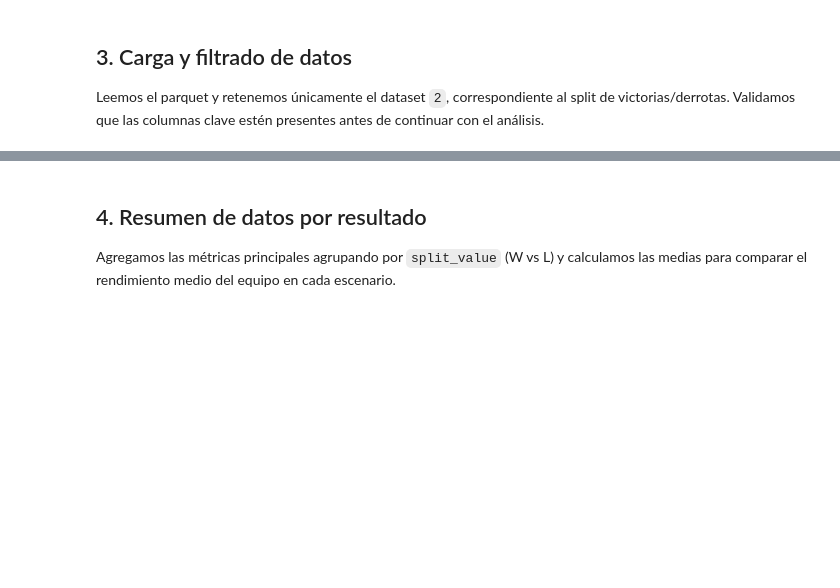
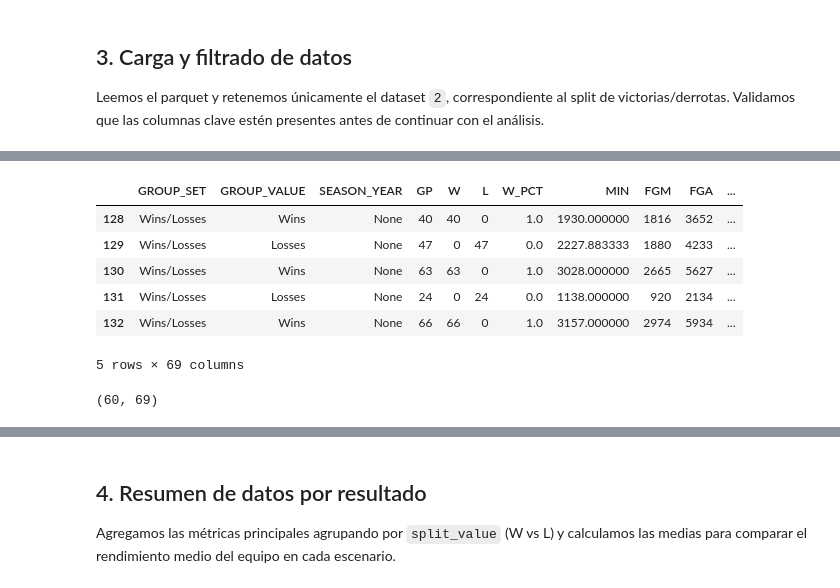
Before and after one commit to diazpablogon/BasketballAnalysis, a Jupyter notebook: 01_data_scrapping/01b_modelling/01a_teamdashboard/01a_generalsplits/01c_win_loss.ipynb, the cells around one changed output, grey strips where cells are left out. Saved outputs shown, nothing was run; the diff lists cells and outputs as text; code cells hidden in the pictures; blank space fills up the shorter version.

```diff
--- a/01_data_scrapping/01b_modelling/01a_teamdashboard/01a_generalsplits/01c_win_loss.ipynb
+++ b/01_data_scrapping/01b_modelling/01a_teamdashboard/01a_generalsplits/01c_win_loss.ipynb
@@ -41,7 +43,7 @@ Leemos el parquet y retenemos únicamente el dataset `2`, correspondiente al spl
 # %%
 df = pd.read_parquet(PARQUET_PATH)
 
-df_winloss = df.query("dataset == 2").copy()
+df_winloss = df.query("source_dataset == 2").copy()
 
 required_columns = [
     "GP", "W", "L", "W_PCT", "PTS", "FG_PCT", "FG3_PCT", "FT_PCT",
@@ -54,3 +56,4 @@ if missing_columns:
 print("Registros originales:", len(df))
 print("Registros Win/Loss:", len(df_winloss))
 df_winloss.head()
+# %% [output]
@@ -57,4 +62,13 @@ df_winloss.head()
+|  | GROUP_SET | GROUP_VALUE | SEASON_YEAR | GP | W | L | W_PCT | MIN | FGM | FGA | ... |
+| 128 | Wins/Losses | Wins | None | 40 | 40 | 0 | 1.0 | 1930.000000 | 1816 | 3652 | ... |
+| 129 | Wins/Losses | Losses | None | 47 | 0 | 47 | 0.0 | 2227.883333 | 1880 | 4233 | ... |
+| 130 | Wins/Losses | Wins | None | 63 | 63 | 0 | 1.0 | 3028.000000 | 2665 | 5627 | ... |
+| 131 | Wins/Losses | Losses | None | 24 | 0 | 24 | 0.0 | 1138.000000 | 920 | 2134 | ... |
+| 132 | Wins/Losses | Wins | None | 66 | 66 | 0 | 1.0 | 3157.000000 | 2974 | 5934 | ... |
+5 rows × 69 columns
 # %%
 df_winloss.shape
+# %% [output]
+(60, 69)
 # %%
 df_winloss.dtypes
```
Also changed, not shown: parts of 12 cells of this notebook, 1 other file.
